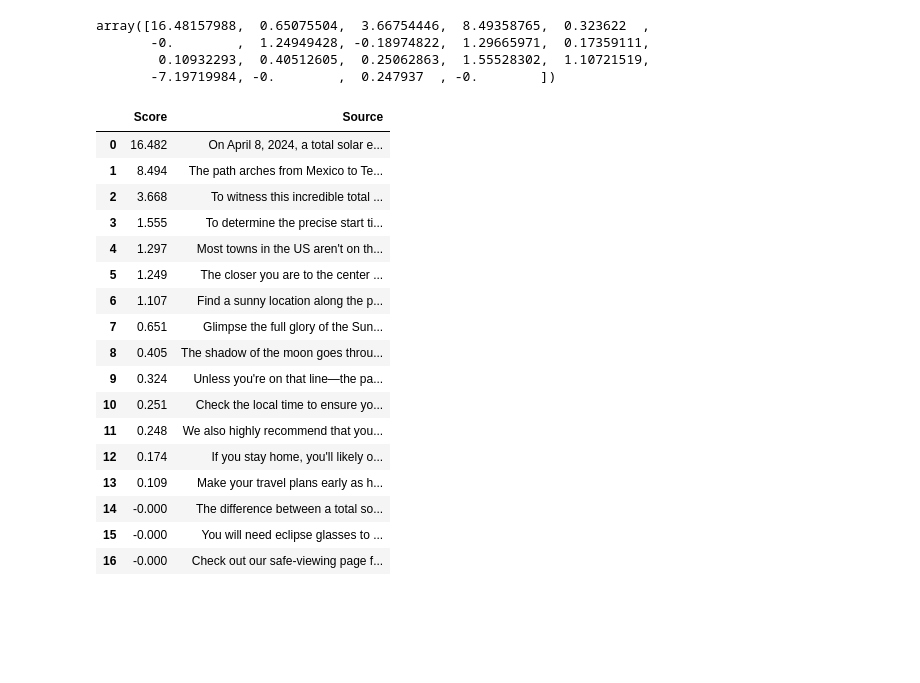
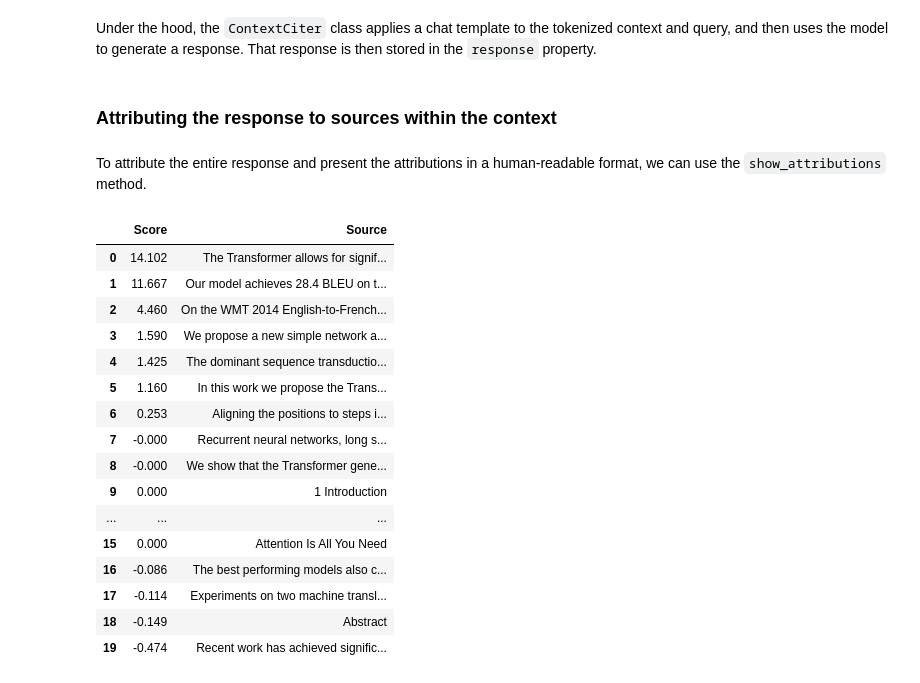
Before and after one commit to MadryLab/context-cite, a Jupyter notebook: notebooks/example.ipynb, the cells around one changed output. Cells and saved outputs as stored; diff of their text form; code cells hidden in the pictures; blank space fills up the shorter version.

Commit message:
simplify; add example notebook

```diff
--- a/notebooks/example.ipynb
+++ b/notebooks/example.ipynb
@@ -25,0 +6,15 @@ query = "I live in Boston. Where and when should I go to see the eclipse? Please
+# %%
+model_name_or_path = "TinyLlama/TinyLlama-1.1B-Chat-v1.0"
+
+context = """
+Attention Is All You Need
+
+Abstract
+The dominant sequence transduction models are based on complex recurrent or convolutional neural networks that include an encoder and a decoder. The best performing models also connect the encoder and decoder through an attention mechanism. We propose a new simple network architecture, the Transformer, based solely on attention mechanisms, dispensing with recurrence and convolutions entirely. Experiments on two machine translation tasks show these models to be superior in quality while being more parallelizable and requiring significantly less time to train. Our model achieves 28.4 BLEU on the WMT 2014 English-to-German translation task, improving over the existing best results, including ensembles, by over 2 BLEU. On the WMT 2014 English-to-French translation task, our model establishes a new single-model state-of-the-art BLEU score of 41.8 after training for 3.5 days on eight GPUs, a small fraction of the training costs of the best models from the literature. We show that the Transformer generalizes well to other tasks by applying it successfully to English constituency parsing both with large and limited training data.
+1 Introduction
+Recurrent neural networks, long short-term memory [13] and gated recurrent [7] neural networks in particular, have been firmly established as state of the art approaches in sequence modeling and transduction problems such as language modeling and machine translation [35, 2, 5]. Numerous efforts have since continued to push the boundaries of recurrent language models and encoder-decoder architectures [38, 24, 15].
+Recurrent models typically factor computation along the symbol positions of the input and output sequences. Aligning the positions to steps in computation time, they generate a sequence of hidden states ht, as a function of the previous hidden state ht-1 and the input for position t. This inherently sequential nature precludes parallelization within training examples, which becomes critical at longer sequence lengths, as memory constraints limit batching across examples. Recent work has achieved significant improvements in computational efficiency through factorization tricks [21] and conditional computation [32], while also improving model performance in case of the latter. The fundamental constraint of sequential computation, however, remains.
+Attention mechanisms have become an integral part of compelling sequence modeling and transduction models in various tasks, allowing modeling of dependencies without regard to their distance in the input or output sequences [2, 19]. In all but a few cases [27], however, such attention mechanisms are used in conjunction with a recurrent network.
+In this work we propose the Transformer, a model architecture eschewing recurrence and instead relying entirely on an attention mechanism to draw global dependencies between input and output. The Transformer allows for significantly more parallelization and can reach a new state of the art in translation quality after being trained for as little as twelve hours on eight P100 GPUs.
+"""
+query = "What type of GPUs did the authors use in this paper?"
@@ -27,0 +29,6 @@ cc = ContextCiter(model, tokenizer, context, query)
+# %%
+from transformers import AutoTokenizer, AutoModelForCausalLM
+tokenizer = AutoTokenizer.from_pretrained(model_name_or_path)
+model = AutoModelForCausalLM.from_pretrained(model_name_or_path)
+model.to("cuda")
+cc = ContextCiter(model, tokenizer, context, query)
@@ -43,28 +41,29 @@ cc.response_metadata
-# %%
-cc.get_scores(0, 136)
-# %% [output]
-array([16.48157988,  0.65075504,  3.66754446,  8.49358765,  0.323622  ,
-       -0.        ,  1.24949428, -0.18974822,  1.29665971,  0.17359111,
-        0.10932293,  0.40512605,  0.25062863,  1.55528302,  1.10721519,
-       -7.19719984, -0.        ,  0.247937  , -0.        ])
-# %%
-cc.show_attributions(0, 136)
-# %% [output]
-|  | Score | Source |
-| 0 | 16.482 | On April 8, 2024, a total solar e... |
-| 1 | 8.494 | The path arches from Mexico to Te... |
-| 2 | 3.668 | To witness this incredible total ... |
-| 3 | 1.555 | To determine the precise start ti... |
-| 4 | 1.297 | Most towns in the US aren't on th... |
-| 5 | 1.249 | The closer you are to the center ... |
-| 6 | 1.107 | Find a sunny location along the p... |
-| 7 | 0.651 | Glimpse the full glory of the Sun... |
-| 8 | 0.405 | The shadow of the moon goes throu... |
-| 9 | 0.324 | Unless you're on that line—the pa... |
-| 10 | 0.251 | Check the local time to ensure yo... |
-| 11 | 0.248 | We also highly recommend that you... |
-| 12 | 0.174 | If you stay home, you'll likely o... |
-| 13 | 0.109 | Make your travel plans early as h... |
-| 14 | -0.000 | The difference between a total so... |
-| 15 | -0.000 | You will need eclipse glasses to ... |
-| 16 | -0.000 | Check out our safe-viewing page f... |
+# %% [markdown]
+Under the hood, the `ContextCiter` class applies a chat template to the
+tokenized context and query, and then uses the model to generate a response.
+That response is then stored in the `response` property.
+# %% [markdown]
+### Attributing the response to sources within the context
+# %% [markdown]
+To attribute the entire response and present the attributions in a human-readable format, we can use the `show_attributions` method.
+# %%
+results = cc.show_attributions()
+results
+# %% [output]
+|  | Score | Source |
+| 0 | 14.102 | The Transformer allows for signif... |
+| 1 | 11.667 | Our model achieves 28.4 BLEU on t... |
+| 2 | 4.460 | On the WMT 2014 English-to-French... |
+| 3 | 1.590 | We propose a new simple network a... |
+| 4 | 1.425 | The dominant sequence transductio... |
+| 5 | 1.160 | In this work we propose the Trans... |
+| 6 | 0.253 | Aligning the positions to steps i... |
+| 7 | -0.000 | Recurrent neural networks, long s... |
+| 8 | -0.000 | We show that the Transformer gene... |
+| 9 | 0.000 | 1 Introduction |
+| ... | ... | ... |
+| 15 | 0.000 | Attention Is All You Need |
+| 16 | -0.086 | The best performing models also c... |
+| 17 | -0.114 | Experiments on two machine transl... |
+| 18 | -0.149 | Abstract |
+| 19 | -0.474 | Recent work has achieved signific... |
```
Also changed, not shown: parts of 22 cells of this notebook, 4 other files.
